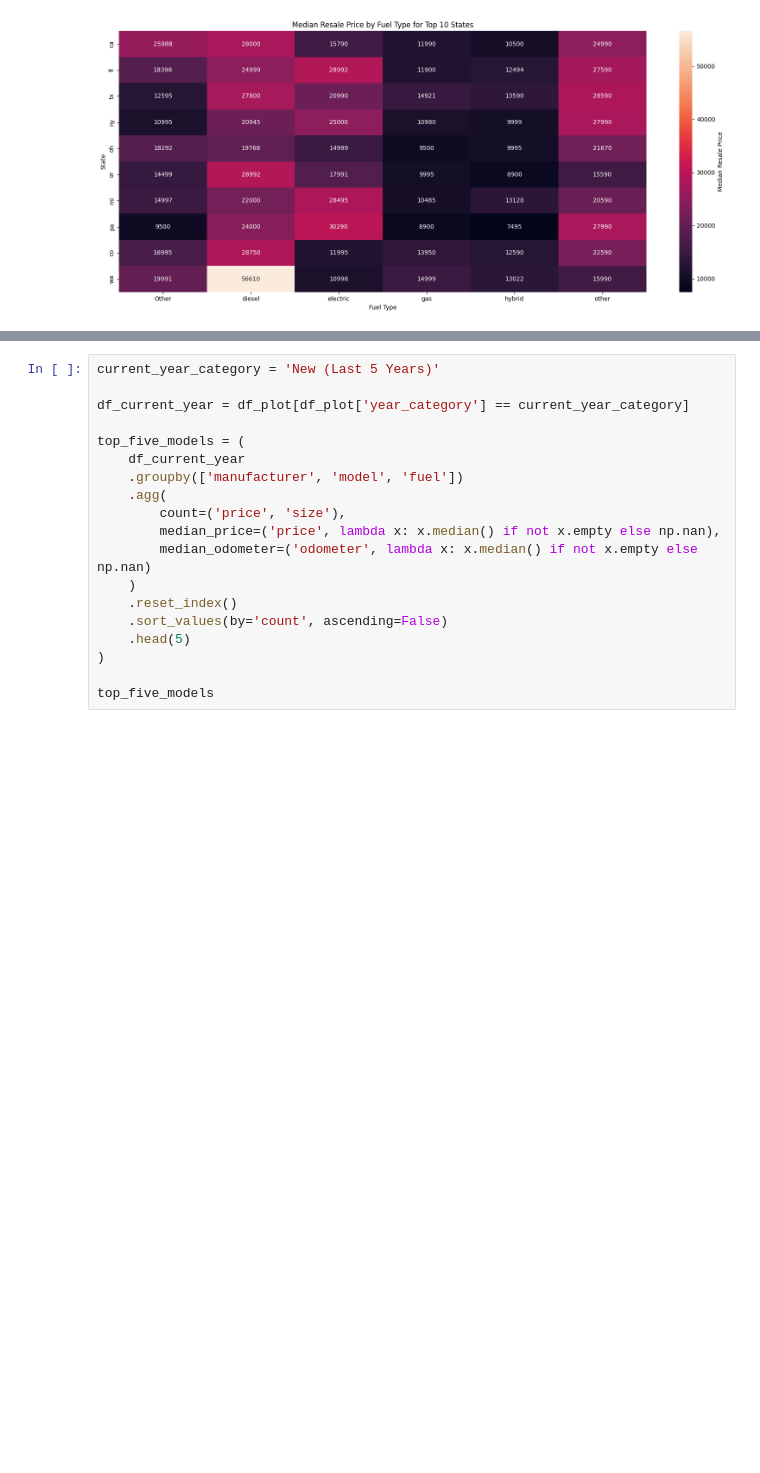
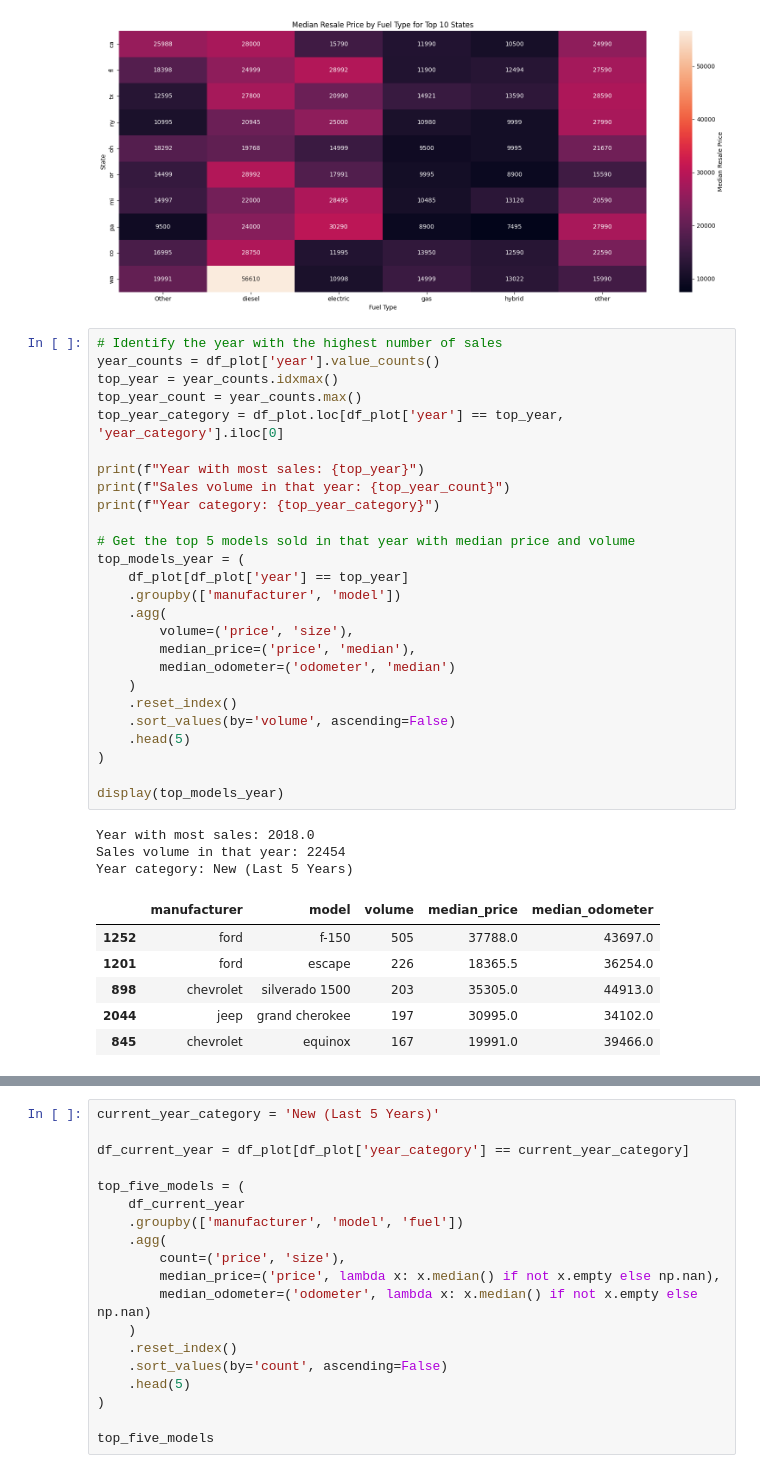
Before and after one commit to batrarajeev-dev/UCB_project, a Jupyter notebook: Module11/prompt_II_project.ipynb, the cells around one changed output, grey strips where cells are left out. Cells and saved outputs as stored; diff of their text form; blank space fills up the shorter version.

```diff
--- a/Module11/prompt_II_project.ipynb
+++ b/Module11/prompt_II_project.ipynb
@@ -983,3 +949,39 @@ plt.show()
 <Figure size 1600x700 with 0 Axes>
 [figure]
 [figure]
+# %%
+# Identify the year with the highest number of sales
+year_counts = df_plot['year'].value_counts()
+top_year = year_counts.idxmax()
+top_year_count = year_counts.max()
+top_year_category = df_plot.loc[df_plot['year'] == top_year, 'year_category'].iloc[0]
+
+print(f"Year with most sales: {top_year}")
+print(f"Sales volume in that year: {top_year_count}")
+print(f"Year category: {top_year_category}")
+
+# Get the top 5 models sold in that year with median price and volume
+top_models_year = (
+    df_plot[df_plot['year'] == top_year]
+    .groupby(['manufacturer', 'model'])
+    .agg(
+        volume=('price', 'size'),
+        median_price=('price', 'median'),
+        median_odometer=('odometer', 'median')
+    )
+    .reset_index()
+    .sort_values(by='volume', ascending=False)
+    .head(5)
+)
+
+display(top_models_year)
+# %% [output]
+Year with most sales: 2018.0
+Sales volume in that year: 22454
+Year category: New (Last 5 Years)
+|  | manufacturer | model | volume | median_price | median_odometer |
+| 1252 | ford | f-150 | 505 | 37788.0 | 43697.0 |
+| 1201 | ford | escape | 226 | 18365.5 | 36254.0 |
+| 898 | chevrolet | silverado 1500 | 203 | 35305.0 | 44913.0 |
+| 2044 | jeep | grand cherokee | 197 | 30995.0 | 34102.0 |
+| 845 | chevrolet | equinox | 167 | 19991.0 | 39466.0 |
```
Also changed, not shown: parts of 9 cells of this notebook, 2 other files.
